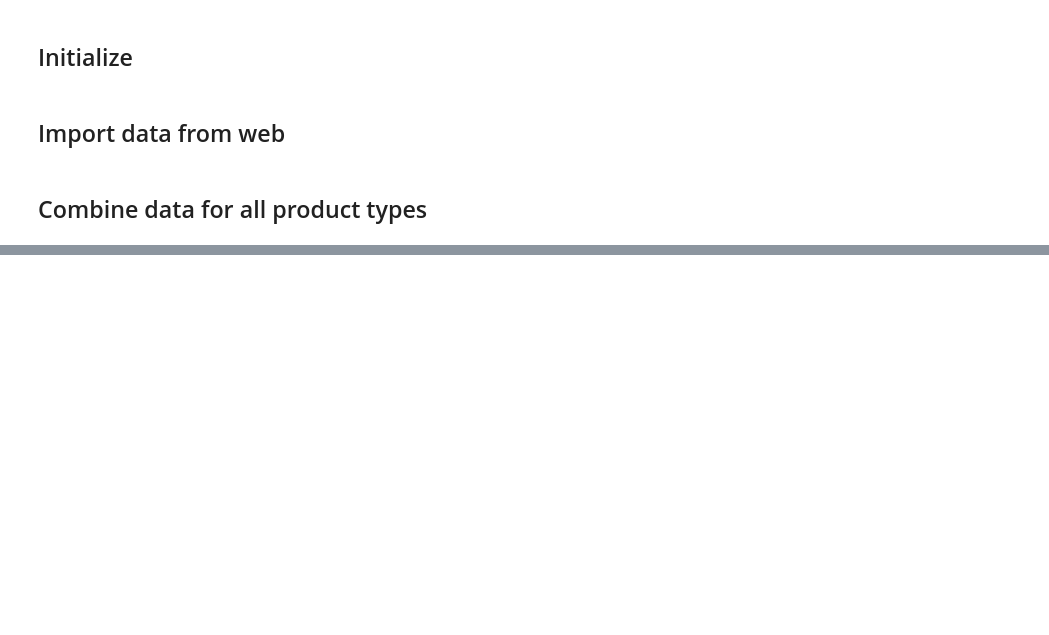
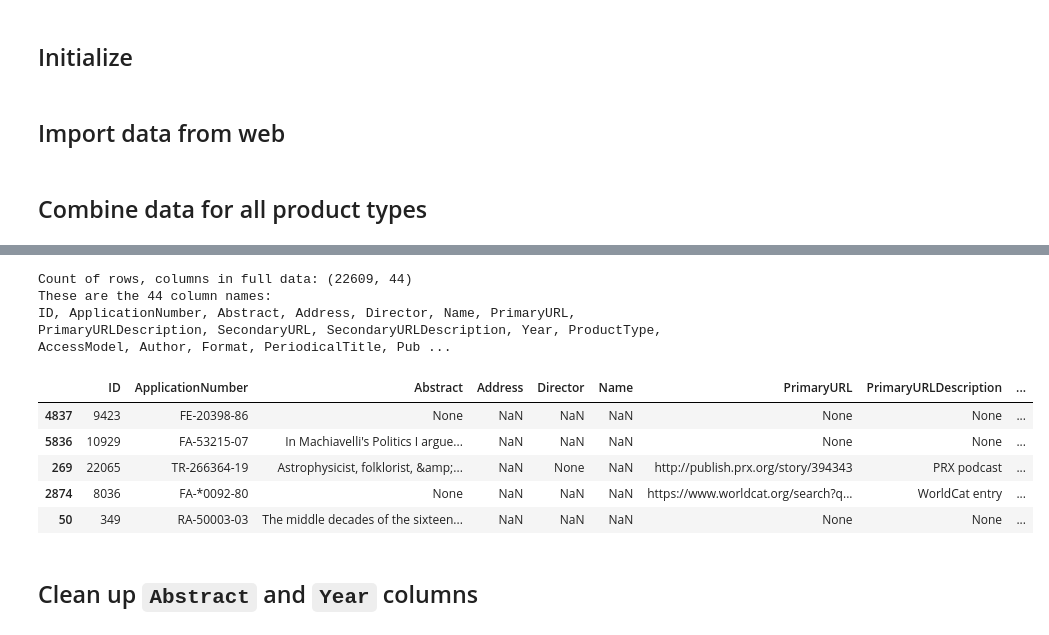
Before and after one commit to jhaber-zz/neh-nlp, a Jupyter notebook: code/prepare_data.ipynb, the cells around one changed output, grey strips where cells are left out. Drawn from its saved outputs; the diff is of its cells as text; code cells hidden in the pictures; blank space fills up the shorter version.

```diff
--- a/code/prepare_data.ipynb
+++ b/code/prepare_data.ipynb
@@ -87,0 +67,19 @@ ID, ApplicationNumber, Abstract, Address, Director, Name, PrimaryURL, PrimaryURL
+# %%
+# Inspect full data
+print("Count of rows, columns in full data:", df.shape)
+print(f"These are the {str(len(df.columns))} column names:")
+print(", ".join([col for col in df.columns]))
+print()
+df.sample(5).iloc[:,:20] # Show first 20 columns of 5 random rows
+# %% [output]
+Count of rows, columns in full data: (22609, 44)
+These are the 44 column names:
+ID, ApplicationNumber, Abstract, Address, Director, Name, PrimaryURL, PrimaryURLDescription, SecondaryURL, SecondaryURLDescription, Year, ProductType, AccessModel, Author, Format, PeriodicalTitle, Pub ...
+|  | ID | ApplicationNumber | Abstract | Address | Director | Name | PrimaryURL | PrimaryURLDescription | ... |
+| 4837 | 9423 | FE-20398-86 | None | NaN | NaN | NaN | None | None | ... |
+| 5836 | 10929 | FA-53215-07 | In Machiavelli's Politics I argue... | NaN | NaN | NaN | None | None | ... |
+| 269 | 22065 | TR-266364-19 | Astrophysicist, folklorist, &amp;... | NaN | None | NaN | http://publish.prx.org/story/394343 | PRX podcast | ... |
+| 2874 | 8036 | FA-*0092-80 | None | NaN | NaN | NaN | https://www.worldcat.org/search?q... | WorldCat entry | ... |
+| 50 | 349 | RA-50003-03 | The middle decades of the sixteen... | NaN | NaN | NaN | None | None | ... |
+# %% [markdown]
+## Clean up `Abstract` and `Year` columns
```
Also changed, not shown: parts of 18 cells of this notebook, 1 other file.
